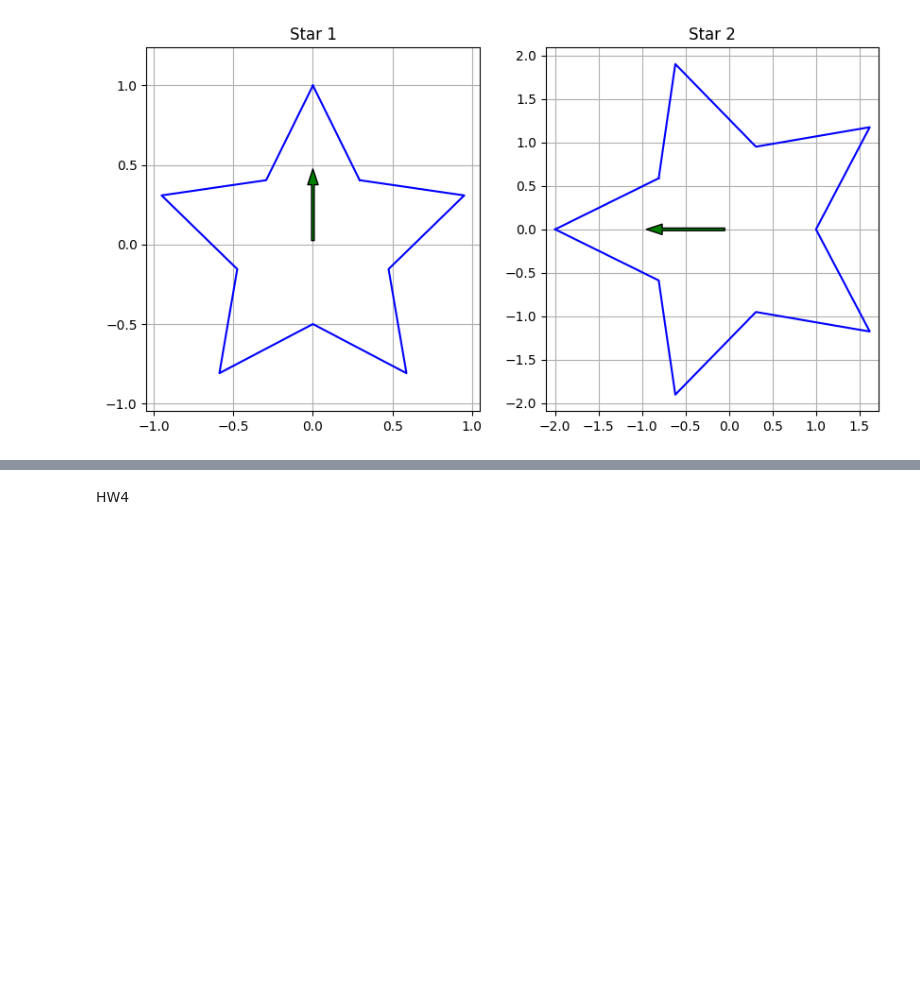
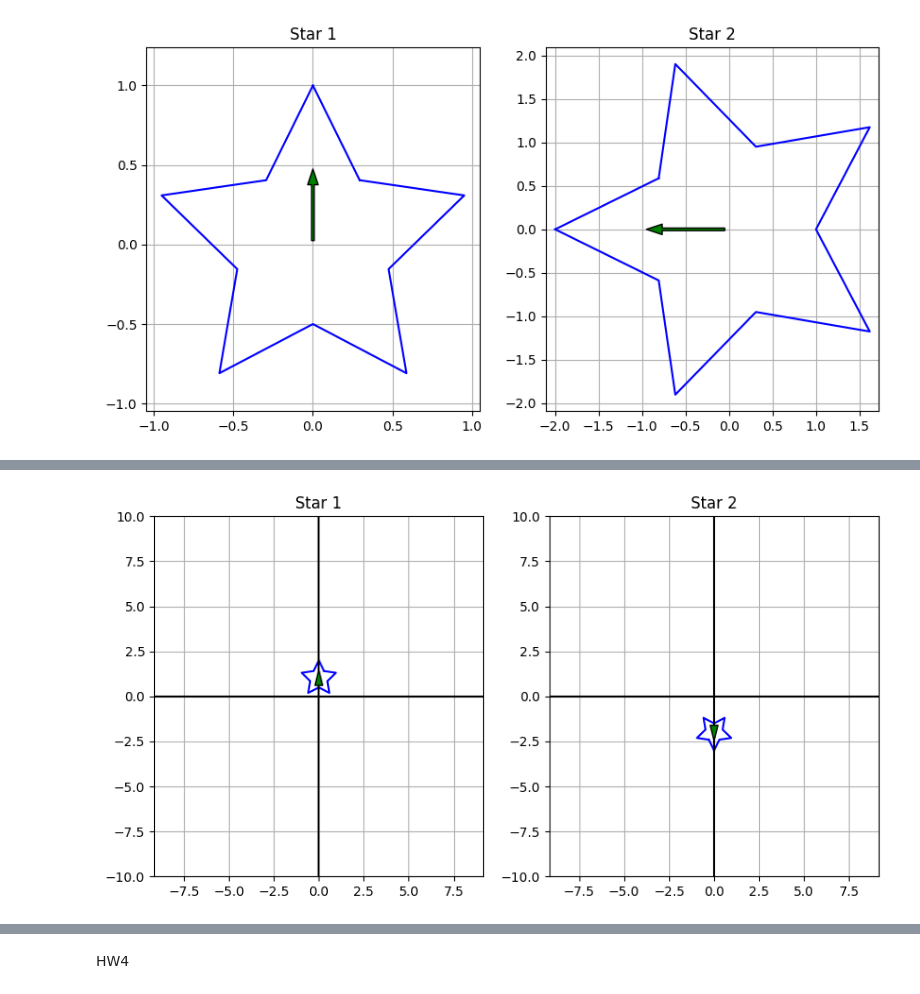
Before and after one commit to Cooper1217/BME3053C-Spring-2025, a Jupyter notebook: HW/All_HWs.ipynb, the cells around one changed output, grey strips where cells are left out. Saved outputs shown, nothing was run; the diff lists cells and outputs as text; code cells hidden in the pictures; blank space fills up the shorter version.

```diff
--- a/HW/All_HWs.ipynb
+++ b/HW/All_HWs.ipynb
@@ -134,0 +134,12 @@ ValueError: matmul: Input operand 1 has a mismatch in its core dimension 0, with
+# %%
+#rotated 180 and translated up 1
+cell_seven = generate_star(center=(0,1), num_points=5, outer_radius=1, inner_radius=0.5, homogeneous=True)
+rotated_seven = rotate(180)
+translated_seven = translate(0,-1)
+new_seven = translated_seven @ rotated_seven
+new_seven_2 = (new_seven @ cell_seven.T).T
+
+
+
+plot_stars([cell_seven, new_seven_2], True)
+# %% [output]
@@ -134,0 +148 @@ ValueError: matmul: Input operand 1 has a mismatch in its core dimension 0, with
+[figure, added]
```
Also changed, not shown: parts of 7 cells of this notebook.
